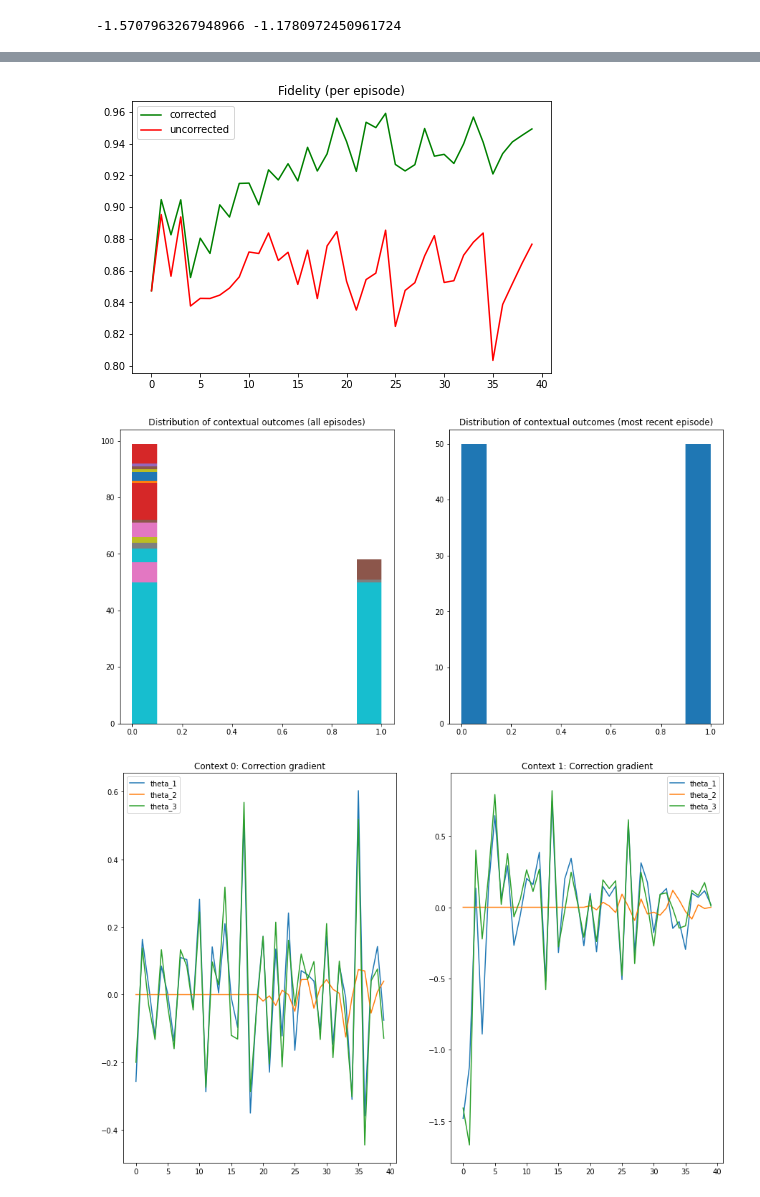
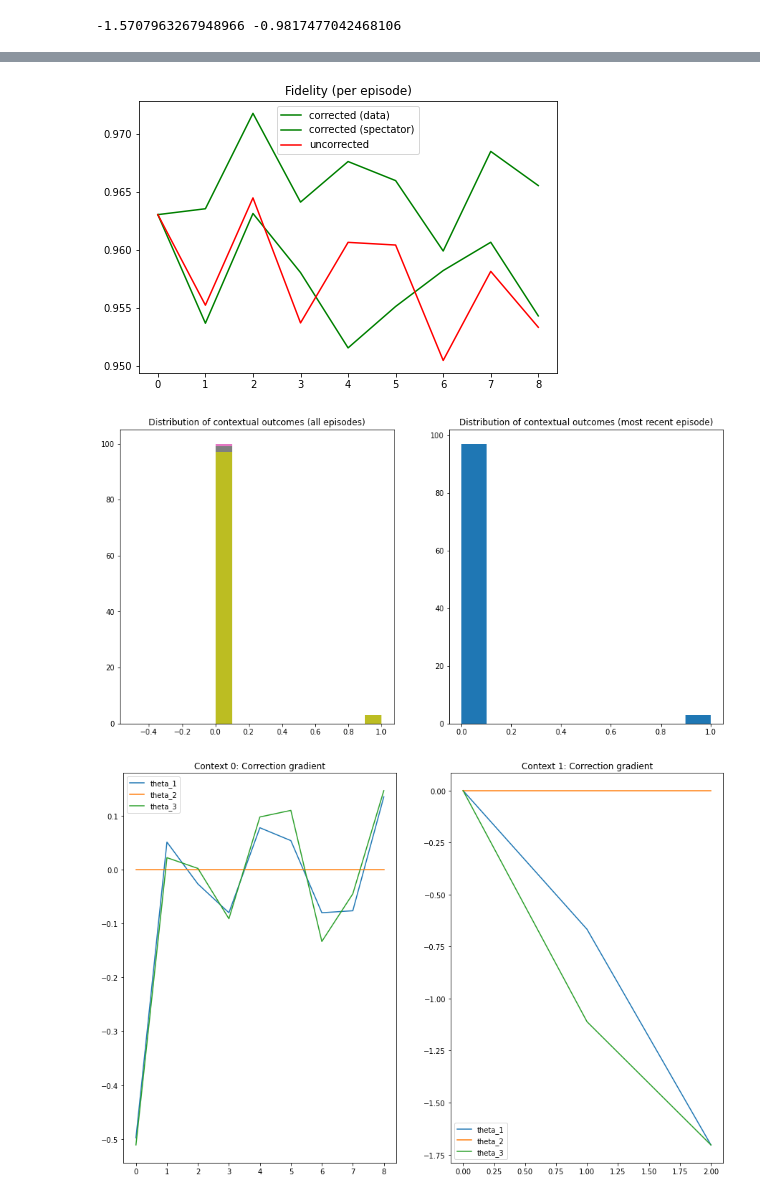
Before and after one commit to farice/SpectatorQubits, a Jupyter notebook: MAB-continuous-analytic-arbitrary-axis.ipynb, the cells around one changed output, grey strips where cells are left out. Cells and saved outputs as stored; diff of their text form; code cells hidden in the pictures.

Commit message:
Fix sensitivity

```diff
--- a/MAB-continuous-analytic-arbitrary-axis.ipynb
+++ b/MAB-continuous-analytic-arbitrary-axis.ipynb
@@ -231,5 +220,5 @@ def plot(frame_idx, elapsed_time, baseline_fidelity=None,
 # %%
-# (action, reward) distribution for a given "spectator measurement outcome" state
+# Optimized action for a conditioning of the overall error distribution.
 class Context:
     def __init__(self, gamma, eta, correction_theta_init):
         # Discount factor.
@@ -260,6 +249,8 @@ class Context:
     def combine_correction_feedback(self):
         # feedback is given per variational param
         for idx, f in enumerate(self.batch_correction_feedback):
+            if len(f) == 0:
+                continue
             lo = np.array([r[0] for r in f])
             hi = np.array([r[1] for r in f])
             lo = np.array(list(map(lambda x: -1 if x == 0 else 1, lo.flatten())))
@@ -444,7 +430,7 @@ def feedback_spectators_allocation_function():
 # describes MDP
 # - states are given in terms of a #context_spectators bit measurement outcomes.
 # - continuous action space is given by [-pi, pi]^3 single-qubit gate parameterization.
-env = SpectatorEnvContinuousV2(error_samples, batch_size=BATCH_SIZE,
+env = SpectatorEnvContinuousV2(ERROR_SAMPLES, batch_size=BATCH_SIZE,
                                num_context_spectators=NUM_CONTEXT_SPECTATORS,
                                context_sensitivity=CONTEXT_SENSITIVITY,
-                               reward_sensitivity=CORRECTION_SENSITIVITY)
+                               reward_sensitivity=FEEDBACK_SENSITIVITY)
@@ -457,8 +437,8 @@ env = SpectatorEnvContinuousV2(error_samples, batch_size=BATCH_SIZE,
 # %%
-context_contour = get_contour(error_samples, context_loss)
+context_contour = get_contour(ERROR_SAMPLES, context_loss)
 print(context_contour['max_phi'], context_contour['max_theta'])
 # %% [output]
--1.5707963267948966 -1.1780972450961724
+-1.5707963267948966 -0.9817477042468106
 # %%
 start = timer()
 
@@ -466,7 +446,12 @@ md = Analytic2D(env, context_eta=CONTEXT_ETA,
                 correction_eta=CORRECTION_ETA, context_theta_init=CONTEXT_THETA_INIT,
                 correction_theta_init=CORRECTION_THETA_INIT)
 
-episode_fidelity = []
+
+data_fidelity_per_episode = []
+spectator_fidelity_per_episode = []
+control_fidelity_per_episode = []
+data_fidelity = []
+spectator_fidelity = []
 control_fidelity = []
 
 # "episodes" are a reasonable way to think about learning a periodic
@@ -523,9 +508,10 @@ for frame_idx in range(1, MAX_FRAMES + 1):
     End of main logic.
     '''
 
-    for x, y in info:
-        episode_fidelity.append(x)
-        control_fidelity.append(y)
+    for d, s, c in info:
+        data_fidelity.append(d)
+        spectator_fidelity.append(s)
+        control_fidelity.append(c)
 
     context_2d_repr.append(extract_theta_phi(
         env._get_correction(md.context_theta).dag()))
@@ -543,6 +529,8 @@ for frame_idx in range(1, MAX_FRAMES + 1):
                 np.sum(obs) > env.num_context_spectators / 2 for obs in prev_observation]]],
                     axis=0)]
     for i in range(2):
+        if np.isnan(np.sum(correction_grad[i])):
+            continue
         if i in correction_grads.keys():
             correction_grads[i].append(correction_grad[i])
         else:
@@ -559,9 +547,11 @@ for frame_idx in range(1, MAX_FRAMES + 1):
 
     # All batches for episode complete.
     if done:
-        md.save_fidelity(np.mean(episode_fidelity))
-        md.save_control_fidelity(np.mean(control_fidelity))
-        episode_fidelity = []
+        data_fidelity_per_episode.append(np.mean(data_fidelity))
+        spectator_fidelity_per_episode.append(np.mean(spectator_fidelity))
+        control_fidelity_per_episode.append(np.mean(control_fidelity))
+        data_fidelity = []
+        spectator_fidelity = []
         control_fidelity = []
 
         correction_contour = {}
@@ -569,15 +559,16 @@ for frame_idx in range(1, MAX_FRAMES + 1):
             [np.sum(obs) <= env.num_context_spectators / 2 for obs in prev_observation]], correction_loss)
         correction_contour[1] = get_contour(prev_batch[
             [np.sum(obs) > env.num_context_spectators / 2 for obs in prev_observation]], correction_loss)
-        context_contour = get_contour(new_error_samples, context_loss)
+        context_contour = get_contour(env.error_samples, context_loss)
 
         observation = env.reset(actions)
 
         clear_output(True)
         plot(frame_idx,
              timedelta(seconds=int(timer()-start)),
-             baseline_fidelity=md.control_fidelity,
-             corrected_fidelity=md.fidelity,
+             baseline_fidelity=control_fidelity_per_episode,
+             corrected_fidelity=data_fidelity_per_episode,
+             spectator_fidelity=spectator_fidelity_per_episode,
              context_theta_history=context_2d_repr,
              correction_theta_history=correction_2d_repr,
              correction_contour=correction_contour,
@@ -595,3 +586,3 @@ env.close()
-[figure, old version]
+[figure, new version]
-[figure, old version]
+[figure, new version]
-[figure, old version]
+[figure, new version]
```
Also changed, not shown: parts of 13 cells of this notebook, 2 other files.
